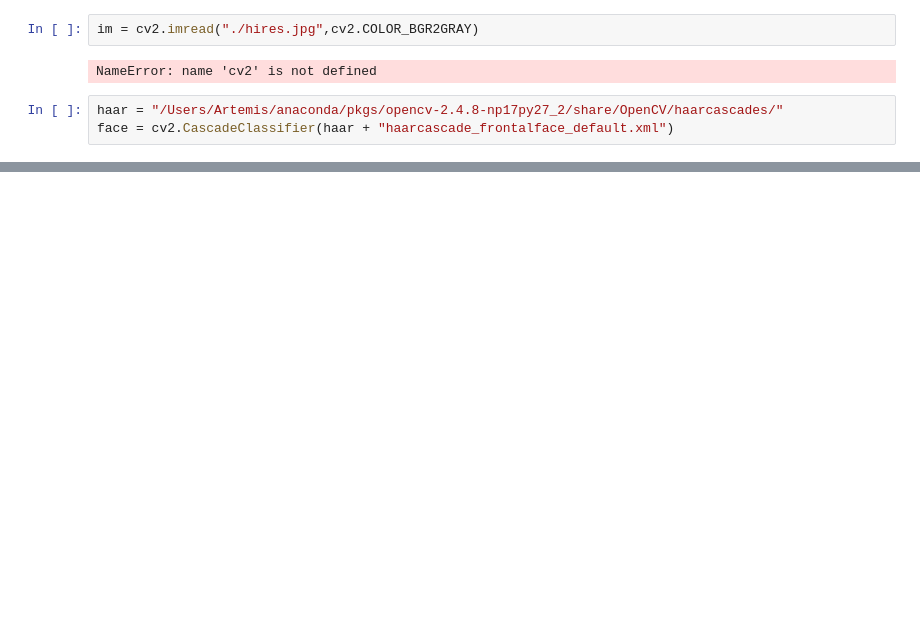
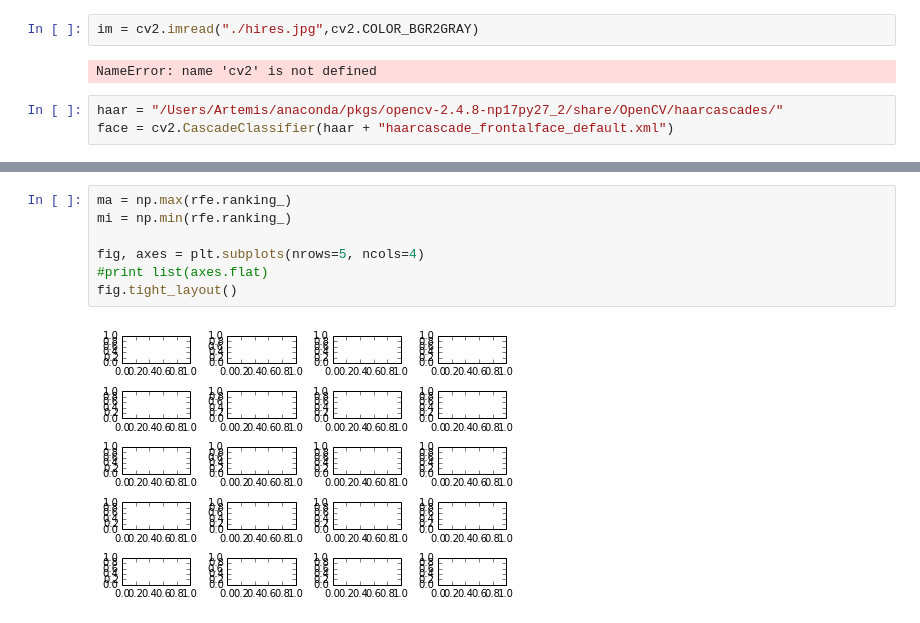
Before and after one commit to 100kristine/AestheticPortraits, a Jupyter notebook: classification.ipynb, the cells around one changed output, grey strips where cells are left out. Drawn from its saved outputs; the diff is of its cells as text; blank space fills up the shorter version.

```diff
--- a/classification.ipynb
+++ b/classification.ipynb
@@ -403,0 +386,9 @@ face = cv2.CascadeClassifier(haar + "haarcascade_frontalface_default.xml")
+# %%
+ma = np.max(rfe.ranking_)
+mi = np.min(rfe.ranking_)
+
+fig, axes = plt.subplots(nrows=5, ncols=4)
+#print list(axes.flat)
+fig.tight_layout()
+# %% [output]
+[figure, added]
```
Also changed, not shown: parts of 21 cells of this notebook, 1 other file.
